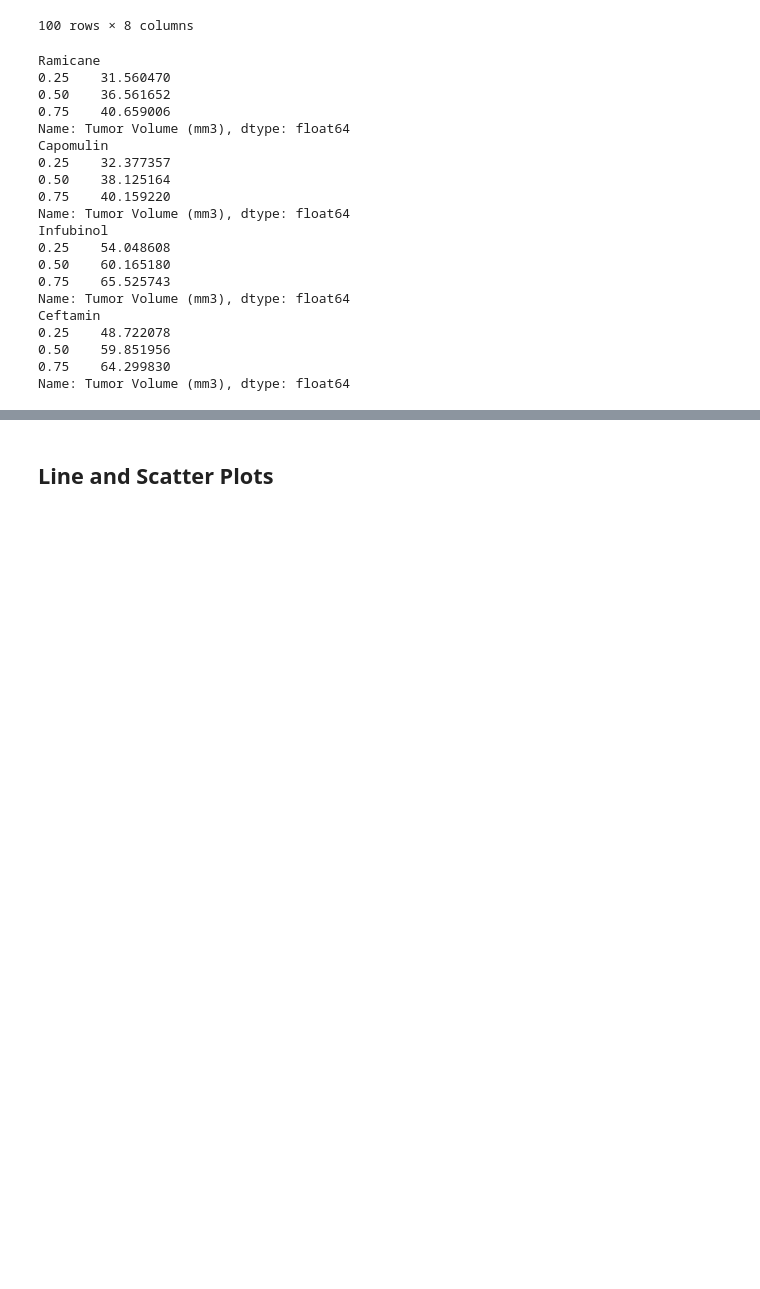
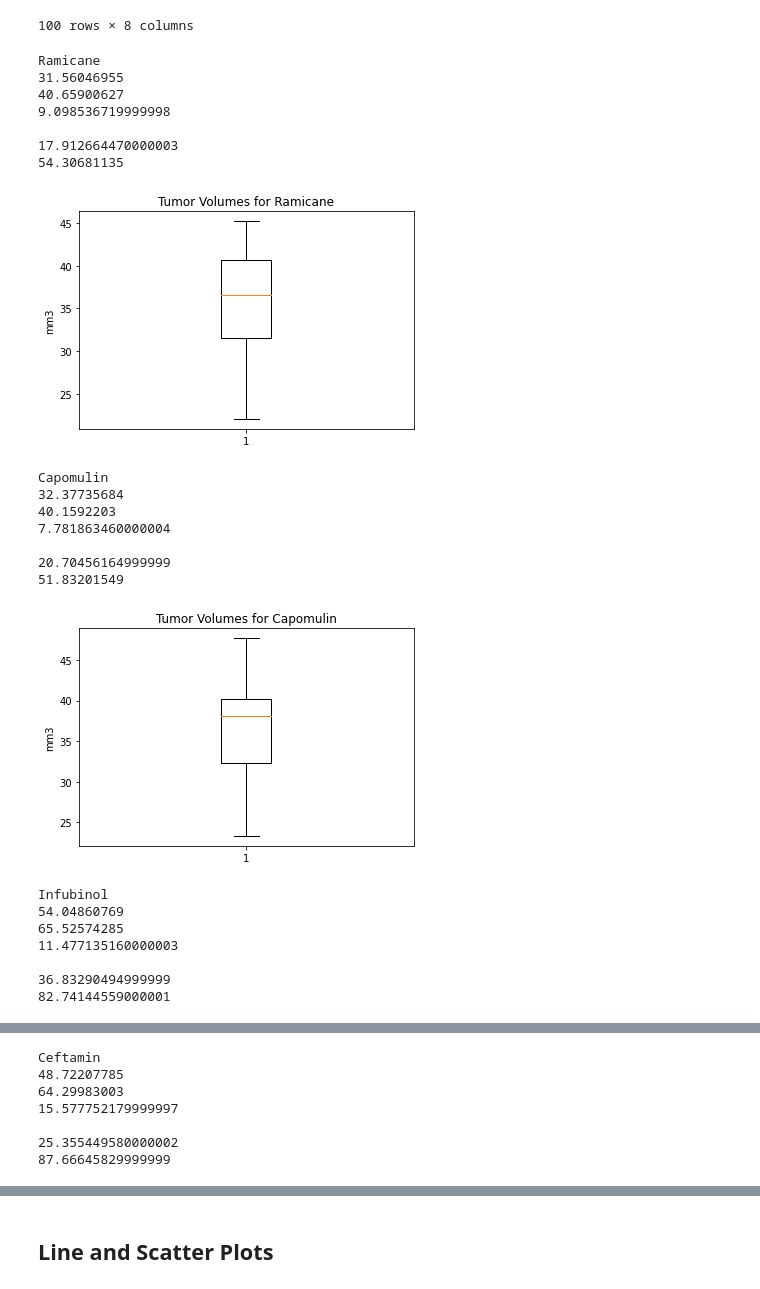
Before and after one commit to pammeyer80/matplotlib-challenge, a Jupyter notebook: Pymaceuticals/pymaceuticals_starter.ipynb, the cells around one changed output, grey strips where cells are left out. Cells and saved outputs as stored; diff of their text form; code cells hidden in the pictures; blank space fills up the shorter version.

Commit message:
add initial boxplots

```diff
--- a/Pymaceuticals/pymaceuticals_starter.ipynb
+++ b/Pymaceuticals/pymaceuticals_starter.ipynb
@@ -214,42 +214,62 @@ regimen_results_df
 # %%
 # Put treatments into a list for for loop (and later for plot labels)
 treatments = regimen_results_df["Drug Regimen"].unique()
 
 # Create empty list to fill with tumor vol data (for plotting)
 tumor_volume = []
 
 # Calculate the IQR and quantitatively determine if there are any potential outliers.
 for treatment in treatments:
     print(treatment)
     treatment_df = regimen_results_df.loc[regimen_results_df["Drug Regimen"]==treatment, :]
     tumor_volume = treatment_df["Tumor Volume (mm3)"]
     quartiles = tumor_volume.quantile([.25, .5, .75])
-    print(quartiles)
+    lowerq = quartiles[0.25]
+    upperq = quartiles[0.75]
+    iqr = upperq-lowerq
+    print(lowerq)
+    print(upperq)
+    print(iqr)
+    print()
     # Locate the rows which contain mice on each drug and get the tumor volumes
 
 
     # add subset
 
 
     # Determine outliers using upper and lower bounds
+    lower_bound = lowerq - (1.5*iqr)
+    upper_bound = upperq + (1.5*iqr)
+    print(lower_bound)
+    print(upper_bound)
+    print()
+
+    fig1, ax1 = plt.subplots()
+    ax1.set_title(f'Tumor Volumes for {treatment}')
+    ax1.set_ylabel('mm3')
+    ax1.boxplot(tumor_volume)
+    plt.show()
 # %% [output]
 Ramicane
-0.25    31.560470
-0.50    36.561652
-0.75    40.659006
-Name: Tumor Volume (mm3), dtype: float64
-Capomulin
-0.25    32.377357
-0.50    38.125164
-0.75    40.159220
-Name: Tumor Volume (mm3), dtype: float64
-Infubinol
-0.25    54.048608
-0.50    60.165180
-0.75    65.525743
-Name: Tumor Volume (mm3), dtype: float64
-Ceftamin
-0.25    48.722078
-0.50    59.851956
-0.75    64.299830
-Name: Tumor Volume (mm3), dtype: float64
+31.56046955
+40.65900627
+9.098536719999998
+
+17.912664470000003
+54.30681135
+[figure, added]
+Capomulin
+32.37735684
+40.1592203
+7.781863460000004
+
+20.70456164999999
+51.83201549
+[figure, added]
+Infubinol
+54.04860769
+65.52574285
+11.477135160000003
+
+36.83290494999999
+82.74144559000001
@@ -255,0 +277,7 @@ Name: Tumor Volume (mm3), dtype: float64
+Ceftamin
+48.72207785
+64.29983003
+15.577752179999997
+
+25.355449580000002
+87.66645829999999
```
Also changed, not shown: parts of 1 cell of this notebook.
